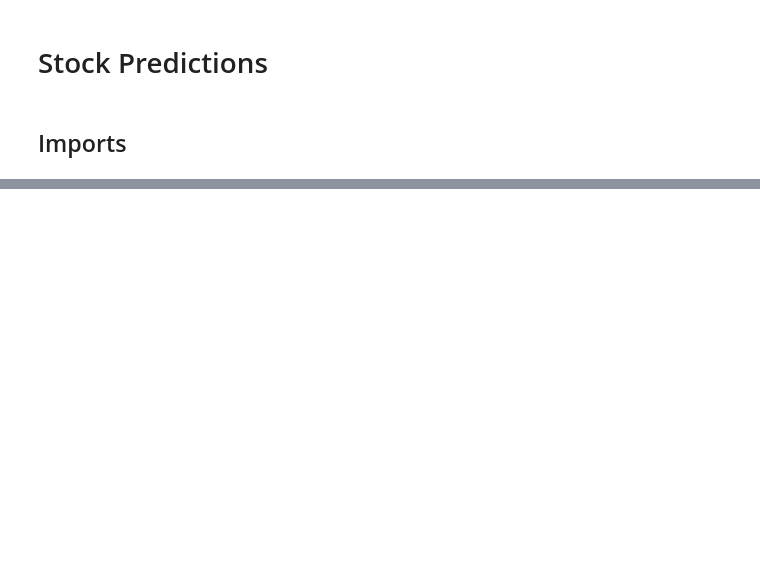
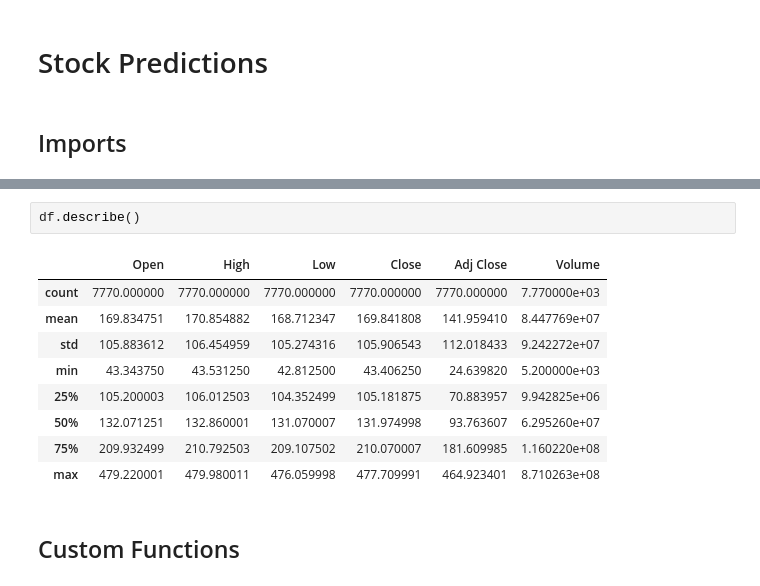
Before and after one commit to chrishunt11/Algorithmic_Trading_Python, a Jupyter notebook: Stock Predictions.ipynb, the cells around one changed output, grey strips where cells are left out. Saved outputs shown, nothing was run; the diff lists cells and outputs as text; blank space fills up the shorter version.

```diff
--- a/Stock Predictions.ipynb
+++ b/Stock Predictions.ipynb
@@ -61,0 +66,14 @@ Model Predictions:
+# %%
+df.describe()
+# %% [output]
+|  | Open | High | Low | Close | Adj Close | Volume |
+| count | 7770.000000 | 7770.000000 | 7770.000000 | 7770.000000 | 7770.000000 | 7.770000e+03 |
+| mean | 169.834751 | 170.854882 | 168.712347 | 169.841808 | 141.959410 | 8.447769e+07 |
+| std | 105.883612 | 106.454959 | 105.274316 | 105.906543 | 112.018433 | 9.242272e+07 |
+| min | 43.343750 | 43.531250 | 42.812500 | 43.406250 | 24.639820 | 5.200000e+03 |
+| 25% | 105.200003 | 106.012503 | 104.352499 | 105.181875 | 70.883957 | 9.942825e+06 |
+| 50% | 132.071251 | 132.860001 | 131.070007 | 131.974998 | 93.763607 | 6.295260e+07 |
+| 75% | 209.932499 | 210.792503 | 209.107502 | 210.070007 | 181.609985 | 1.160220e+08 |
+| max | 479.220001 | 479.980011 | 476.059998 | 477.709991 | 464.923401 | 8.710263e+08 |
+# %% [markdown]
+## Custom Functions
```
Also changed, not shown: parts of 34 cells of this notebook, 1 other file.
